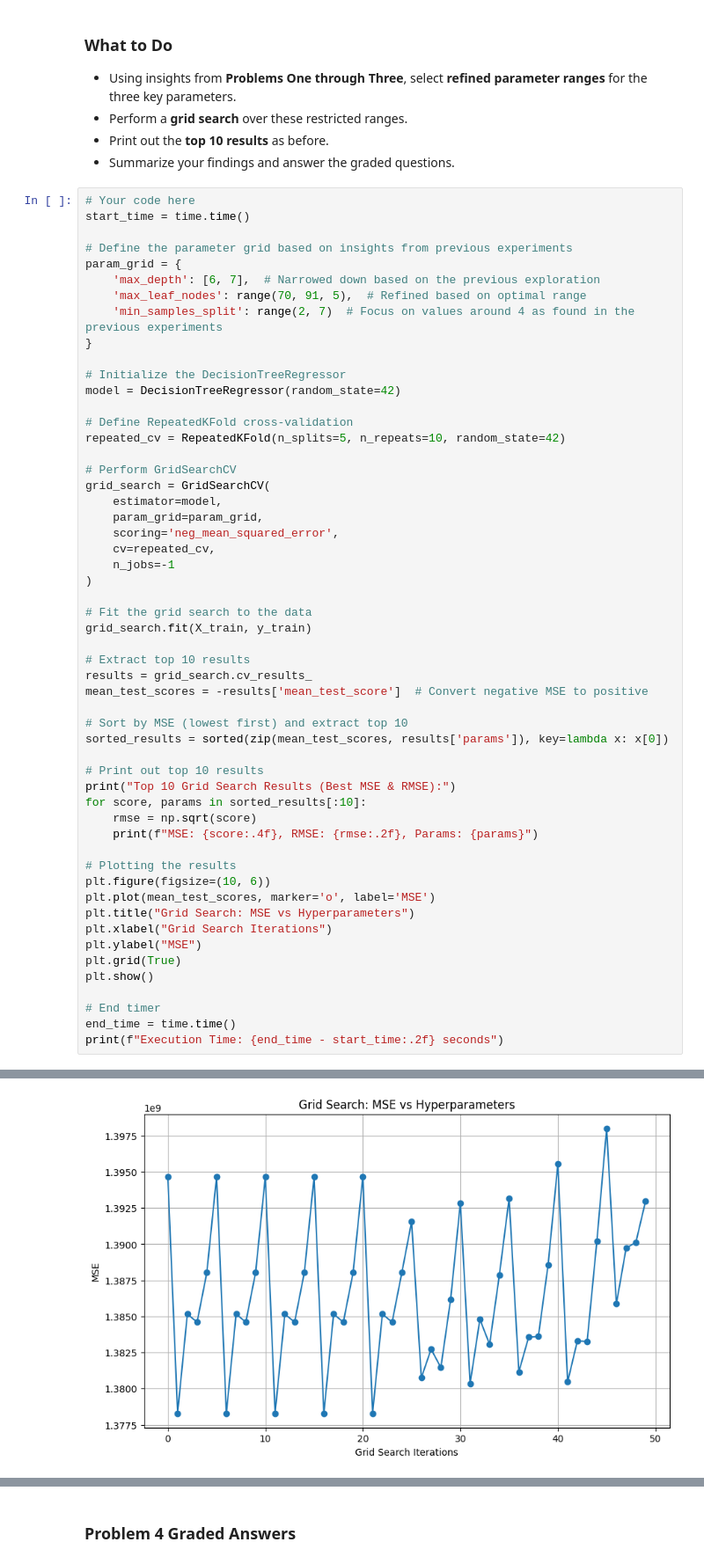
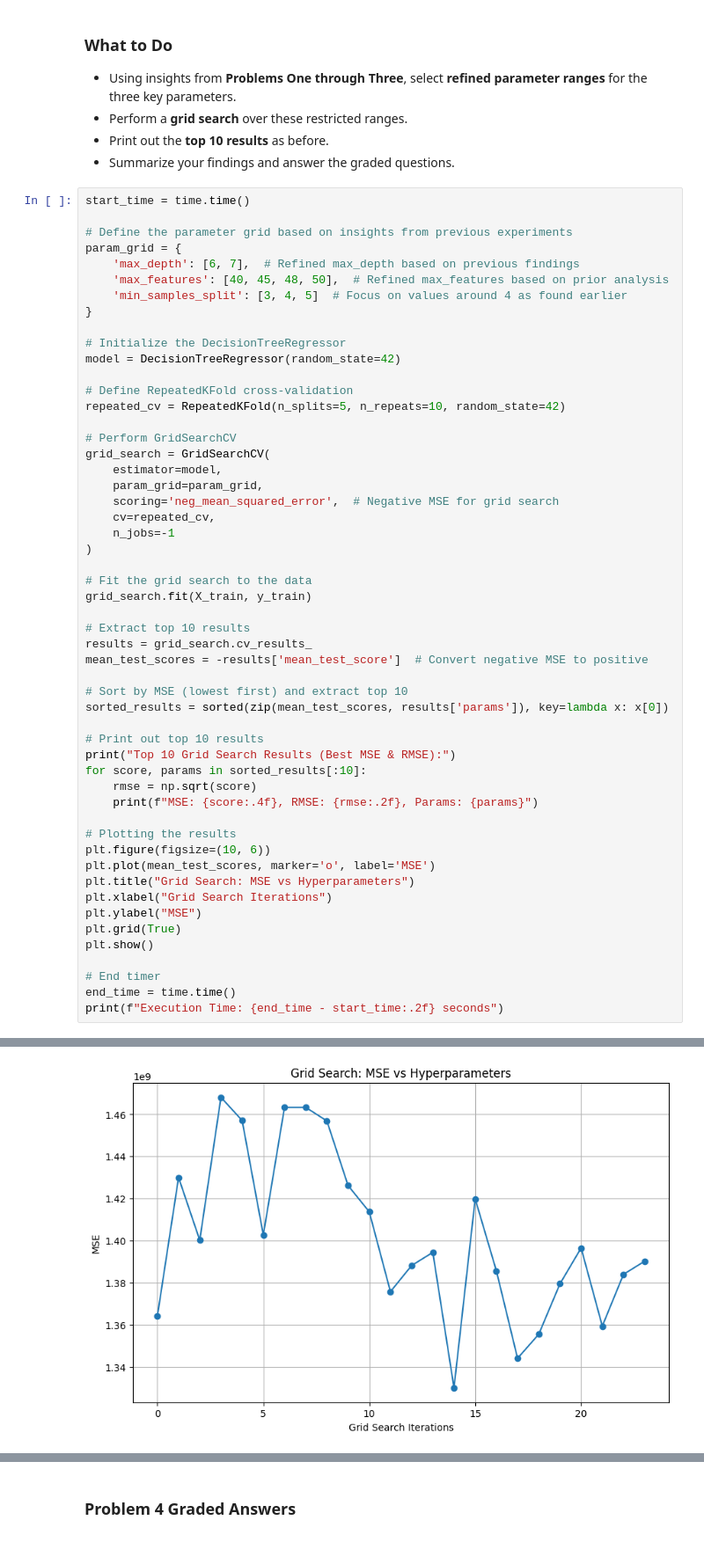
Before and after one commit to m-nowrin/MachineLearning, a Jupyter notebook: Homework_06.ipynb, the cells around one changed output, grey strips where cells are left out. Shown at 88% size. Drawn from its saved outputs; the diff is of its cells as text.

```diff
--- a/Homework_06.ipynb
+++ b/Homework_06.ipynb
@@ -614,14 +614,13 @@ For example:
 - Print out the **top 10 results** as before.
 - Summarize your findings and answer the graded questions.
 # %%
-# Your code here
 start_time = time.time()
 
 # Define the parameter grid based on insights from previous experiments
 param_grid = {
-    'max_depth': [6, 7],  # Narrowed down based on the previous exploration
-    'max_leaf_nodes': range(70, 91, 5),  # Refined based on optimal range
-    'min_samples_split': range(2, 7)  # Focus on values around 4 as found in the previous experiments
+    'max_depth': [6, 7],  # Refined max_depth based on previous findings
+    'max_features': [40, 45, 48, 50],  # Refined max_features based on prior analysis
+    'min_samples_split': [3, 4, 5]  # Focus on values around 4 as found earlier
 }
 
 # Initialize the DecisionTreeRegressor
@@ -634,7 +633,7 @@ repeated_cv = RepeatedKFold(n_splits=5, n_repeats=10, random_state=42)
 grid_search = GridSearchCV(
     estimator=model,
     param_grid=param_grid,
-    scoring='neg_mean_squared_error',
+    scoring='neg_mean_squared_error',  # Negative MSE for grid search
     cv=repeated_cv,
     n_jobs=-1
 )
@@ -682 +681 @@ MSE: 1381457933.5484, RMSE: 37167.97, Params: {'max_depth': 7, 'max_leaf_nodes':
-[figure, old version]
+[figure, new version]
```
Also changed, not shown: parts of 3 cells of this notebook.
